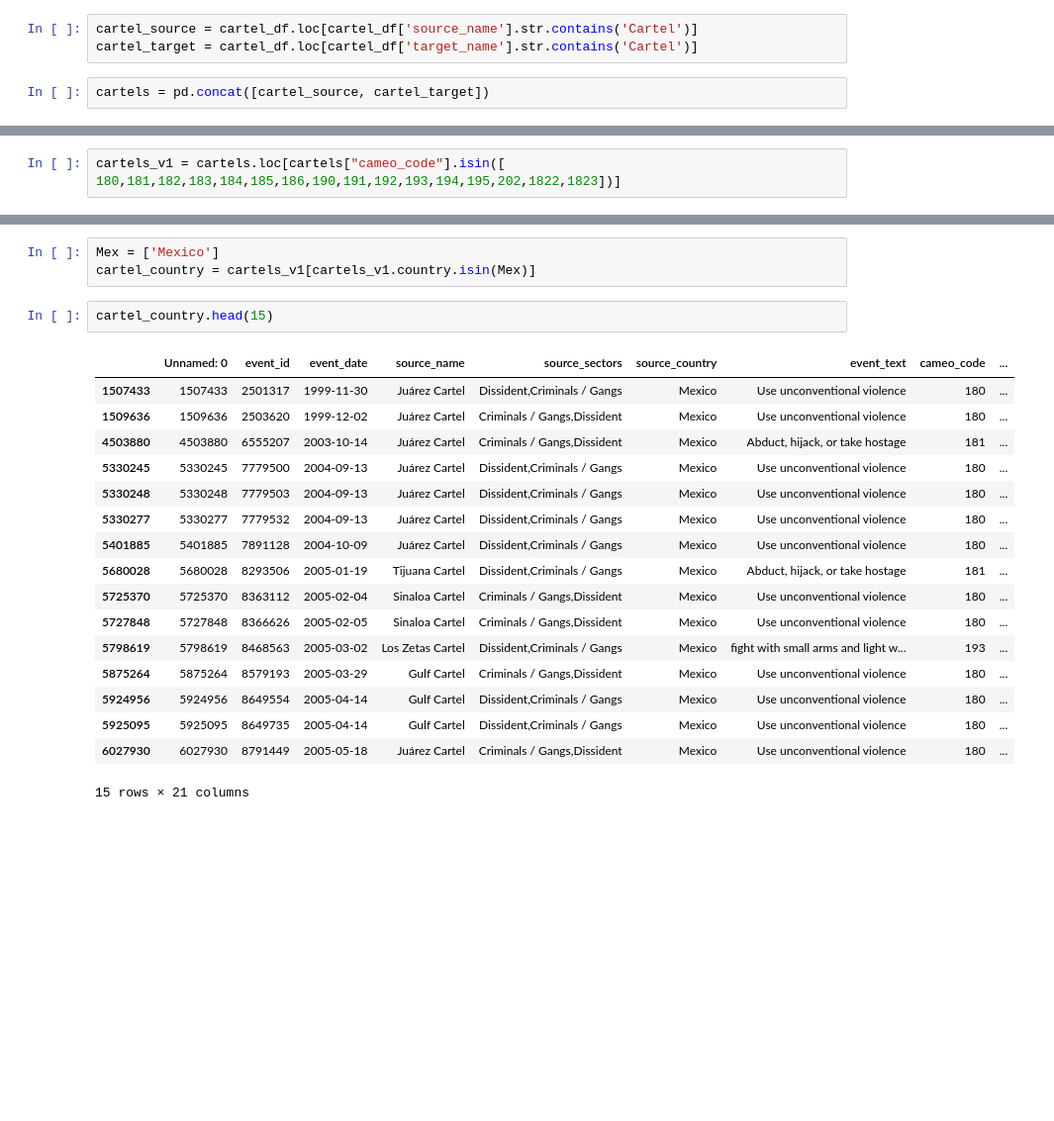
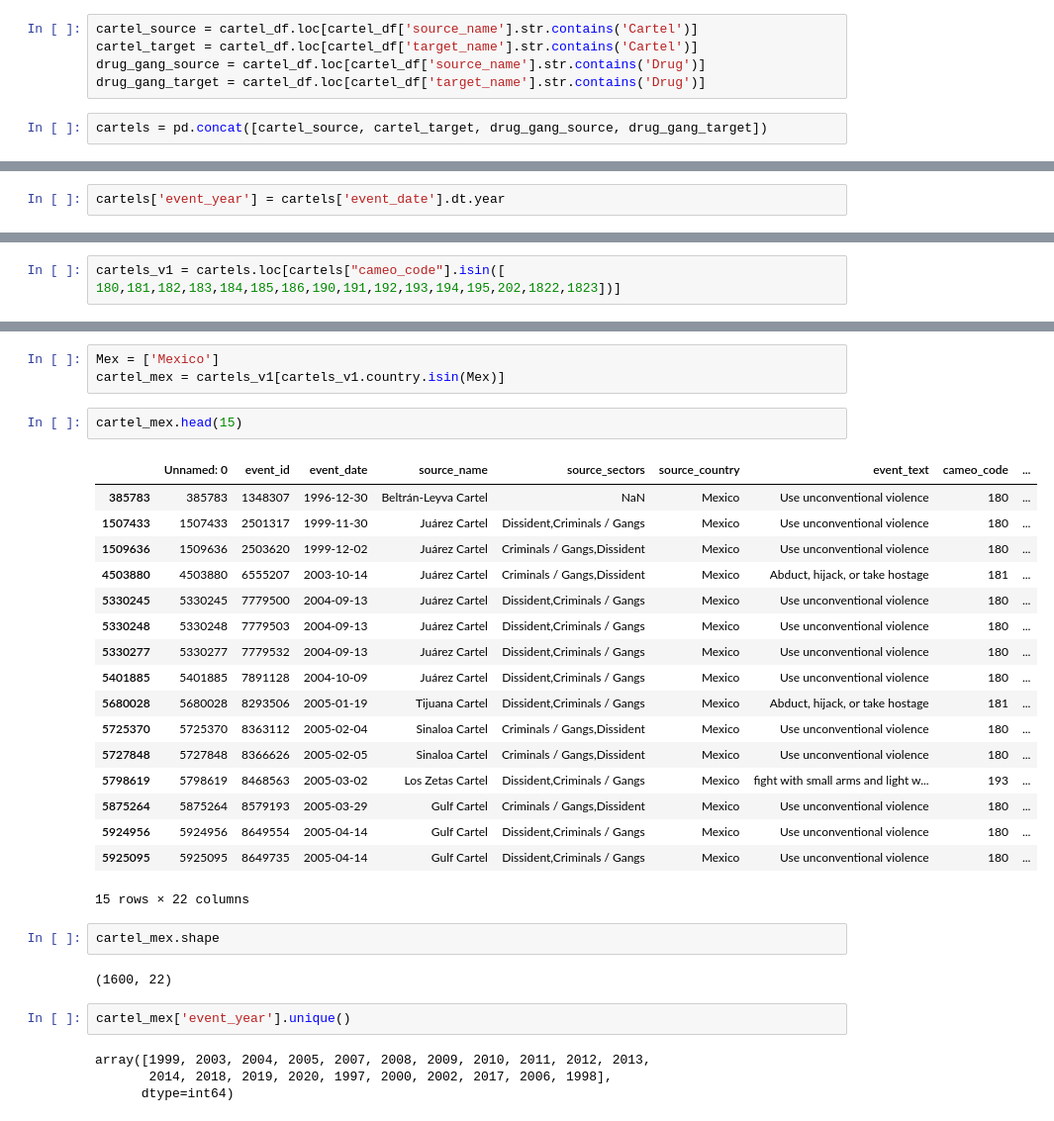
Before and after one commit to eporourke/mapping-mexico, a Jupyter notebook: notebooks/nb2_icews_cartels.ipynb, the cells around one changed output, grey strips where cells are left out. Shown: that part at 99% size. Saved outputs shown, nothing was run; the diff lists cells and outputs as text; blank space fills up the shorter version.

```diff
--- a/notebooks/step2_icews_cartels.ipynb
+++ b/notebooks/nb2_icews_cartels.ipynb
@@ -25,8 +36,10 @@ cartel_df = cartel_df.replace(cartels)
 # %%
 cartel_source = cartel_df.loc[cartel_df['source_name'].str.contains('Cartel')]
 cartel_target = cartel_df.loc[cartel_df['target_name'].str.contains('Cartel')]
+drug_gang_source = cartel_df.loc[cartel_df['source_name'].str.contains('Drug')]
+drug_gang_target = cartel_df.loc[cartel_df['target_name'].str.contains('Drug')]
 # %%
-cartels = pd.concat([cartel_source, cartel_target])
+cartels = pd.concat([cartel_source, cartel_target, drug_gang_source, drug_gang_target])
 # %%
 cartels.shape
 # %% [output]
@@ -33,0 +47,2 @@ cartels.shape
+# %%
+cartels['event_year'] = cartels['event_date'].dt.year
@@ -71,10 +135,11 @@ cartels_v1.head()
 # %%
 Mex = ['Mexico']
-cartel_country = cartels_v1[cartels_v1.country.isin(Mex)]
+cartel_mex = cartels_v1[cartels_v1.country.isin(Mex)]
 # %%
-cartel_country.head(15)
+cartel_mex.head(15)
 # %% [output]
 |  | Unnamed: 0 | event_id | event_date | source_name | source_sectors | source_country | event_text | cameo_code | ... |
+| 385783 | 385783 | 1348307 | 1996-12-30 | Beltrán-Leyva Cartel | NaN | Mexico | Use unconventional violence | 180 | ... |
 | 1507433 | 1507433 | 2501317 | 1999-11-30 | Juárez Cartel | Dissident,Criminals / Gangs | Mexico | Use unconventional violence | 180 | ... |
 | 1509636 | 1509636 | 2503620 | 1999-12-02 | Juárez Cartel | Criminals / Gangs,Dissident | Mexico | Use unconventional violence | 180 | ... |
 | 4503880 | 4503880 | 6555207 | 2003-10-14 | Juárez Cartel | Criminals / Gangs,Dissident | Mexico | Abduct, hijack, or take hostage | 181 | ... |
@@ -89,5 +154,14 @@ cartel_country.head(15)
 | 5875264 | 5875264 | 8579193 | 2005-03-29 | Gulf Cartel | Criminals / Gangs,Dissident | Mexico | Use unconventional violence | 180 | ... |
 | 5924956 | 5924956 | 8649554 | 2005-04-14 | Gulf Cartel | Dissident,Criminals / Gangs | Mexico | Use unconventional violence | 180 | ... |
 | 5925095 | 5925095 | 8649735 | 2005-04-14 | Gulf Cartel | Dissident,Criminals / Gangs | Mexico | Use unconventional violence | 180 | ... |
-| 6027930 | 6027930 | 8791449 | 2005-05-18 | Juárez Cartel | Criminals / Gangs,Dissident | Mexico | Use unconventional violence | 180 | ... |
-15 rows × 21 columns
+15 rows × 22 columns
+# %%
+cartel_mex.shape
+# %% [output]
+(1600, 22)
+# %%
+cartel_mex['event_year'].unique()
+# %% [output]
+array([1999, 2003, 2004, 2005, 2007, 2008, 2009, 2010, 2011, 2012, 2013,
+       2014, 2018, 2019, 2020, 1997, 2000, 2002, 2017, 2006, 1998],
+      dtype=int64)
```
Also changed, not shown: parts of 14 cells of this notebook, 3 other files.
